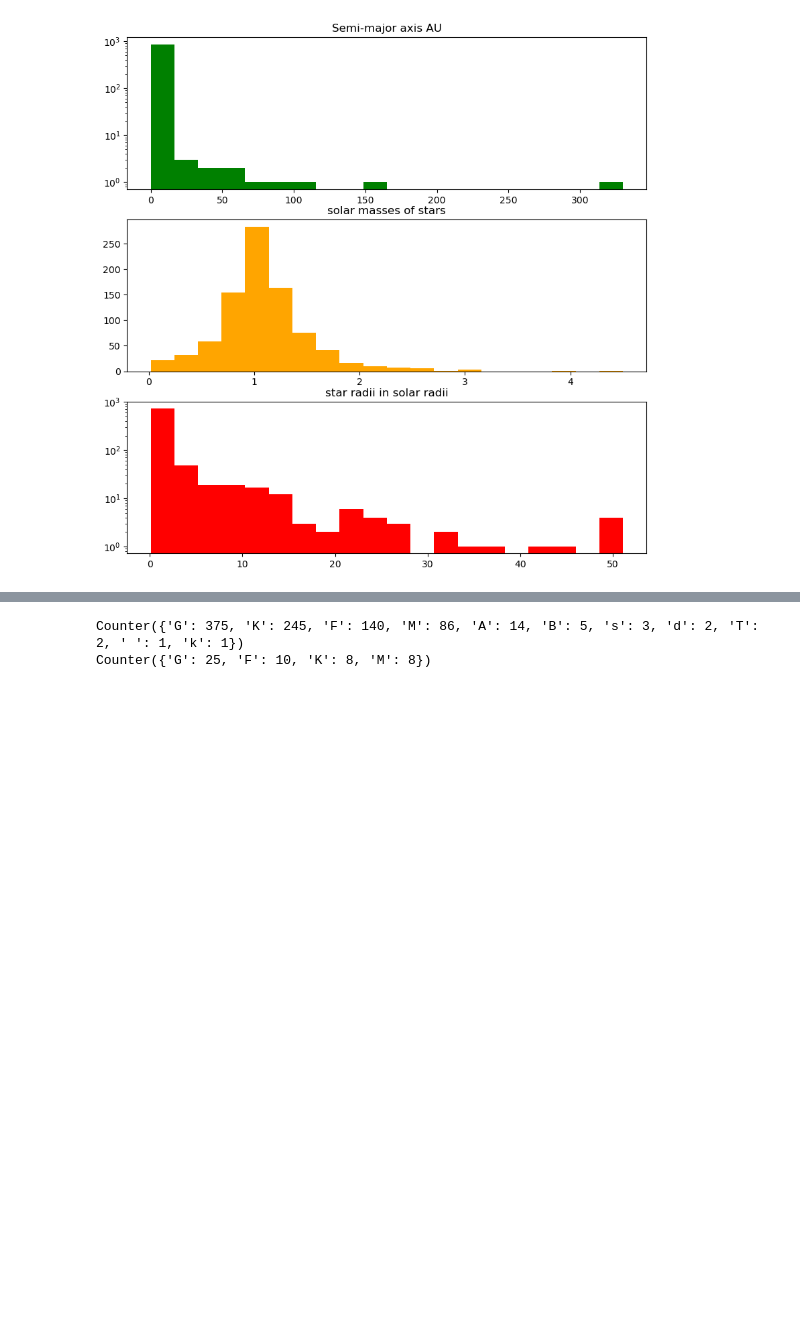
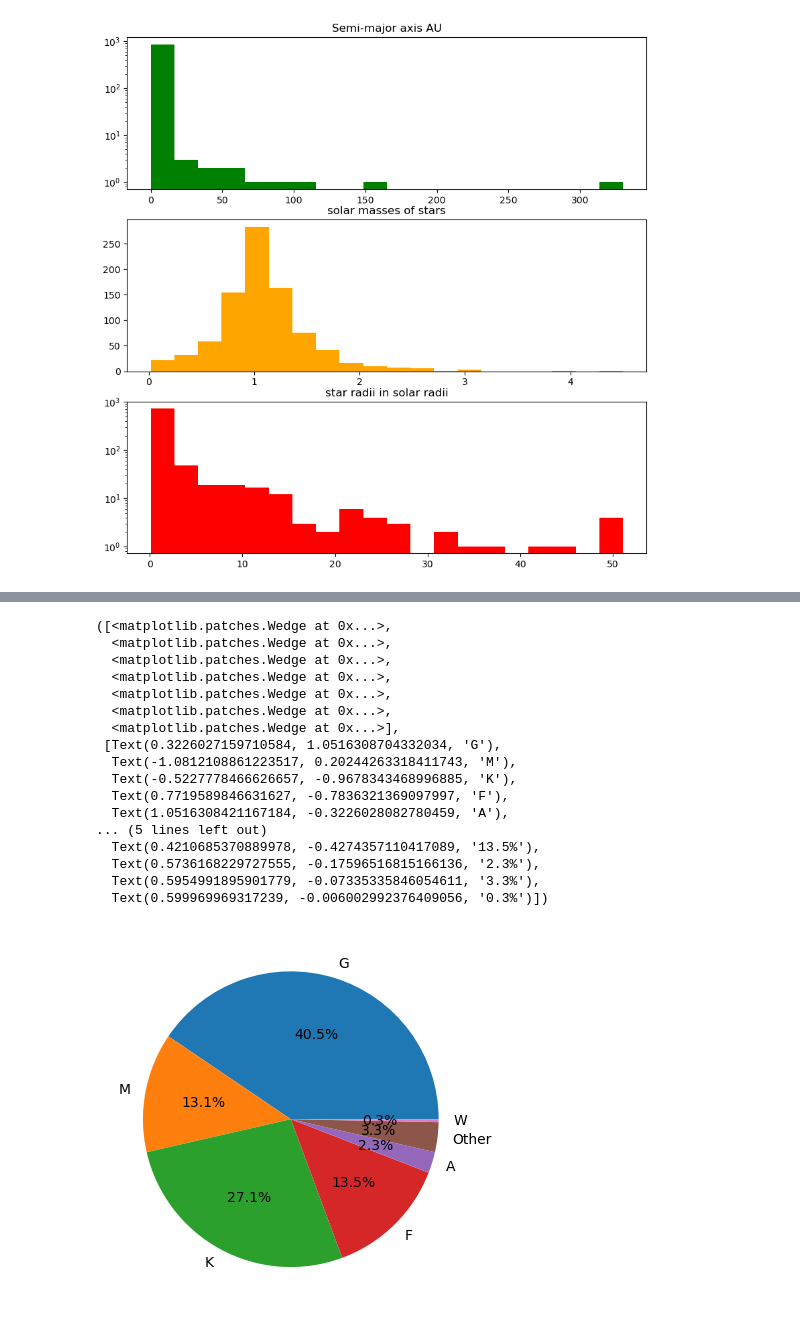
Before and after one commit to alexisoverton/CMSE-202-004-Habitable-Exoplanets-Project, a Jupyter notebook: Habitable Exoplanets.ipynb, the cells around one changed output, grey strips where cells are left out. Saved outputs shown, nothing was run; the diff lists cells and outputs as text; code cells hidden in the pictures; blank space fills up the shorter version.

Commit message:
pie charts for spectral class

```diff
--- a/Habitable Exoplanets.ipynb
+++ b/Habitable Exoplanets.ipynb
@@ -218,6 +249,23 @@ spec_numbers=Counter(spec_type)
 # %%
-print(spec_numbers)
-print(spec_hab_numbers)
+spec_num=[509,164,340,169,29,41,4]
+spec_class=['G','M','K','F','A','Other','W']
+plt.pie(spec_num,labels=spec_class,autopct='%1.1f%%')
 # %% [output]
-Counter({'G': 375, 'K': 245, 'F': 140, 'M': 86, 'A': 14, 'B': 5, 's': 3, 'd': 2, 'T': 2, ' ': 1, 'k': 1})
-Counter({'G': 25, 'F': 10, 'K': 8, 'M': 8})
+([<matplotlib.patches.Wedge at 0x...>,
+  <matplotlib.patches.Wedge at 0x...>,
+  <matplotlib.patches.Wedge at 0x...>,
+  <matplotlib.patches.Wedge at 0x...>,
+  <matplotlib.patches.Wedge at 0x...>,
+  <matplotlib.patches.Wedge at 0x...>,
+  <matplotlib.patches.Wedge at 0x...>],
+ [Text(0.3226027159710584, 1.0516308704332034, 'G'),
+  Text(-1.0812108861223517, 0.20244263318411743, 'M'),
+  Text(-0.5227778466626657, -0.9678343468996885, 'K'),
+  Text(0.7719589846631627, -0.7836321369097997, 'F'),
+  Text(1.0516308421167184, -0.3226028082780459, 'A'),
+... (5 lines left out)
+  Text(0.4210685370889978, -0.4274357110417089, '13.5%'),
+  Text(0.5736168229727555, -0.17596516815166136, '2.3%'),
+  Text(0.5954991895901779, -0.07335335846054611, '3.3%'),
+  Text(0.599969969317239, -0.006002992376409056, '0.3%')])
+[figure, added]
```
Also changed, not shown: parts of 4 cells of this notebook.
